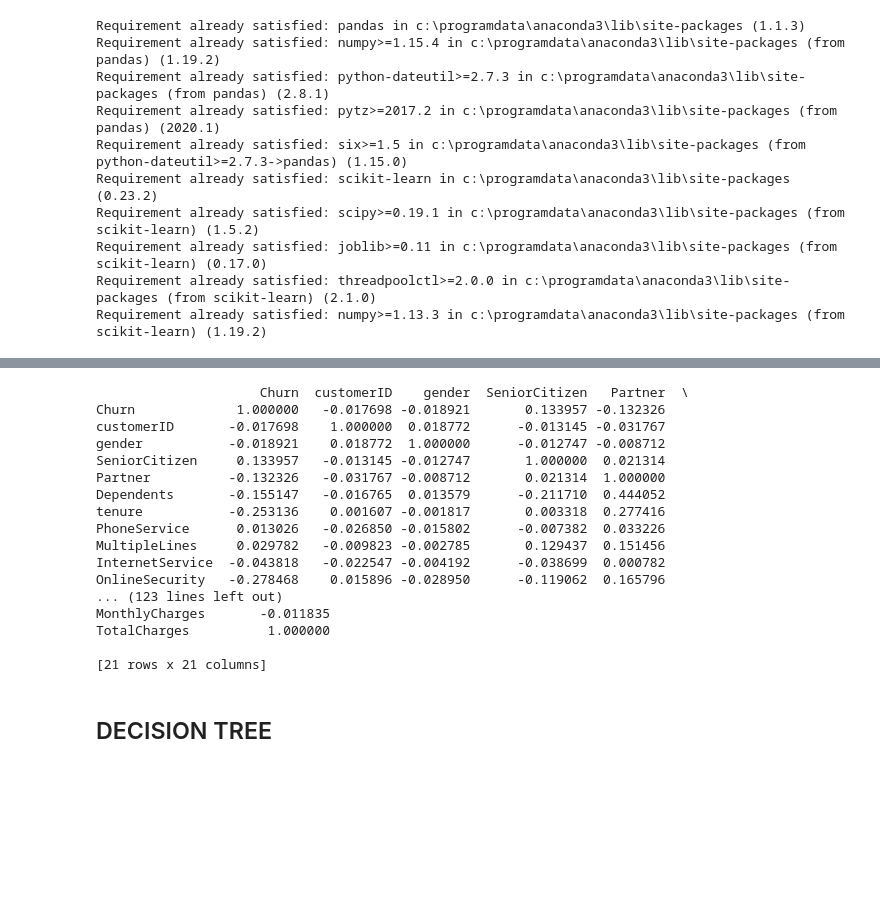
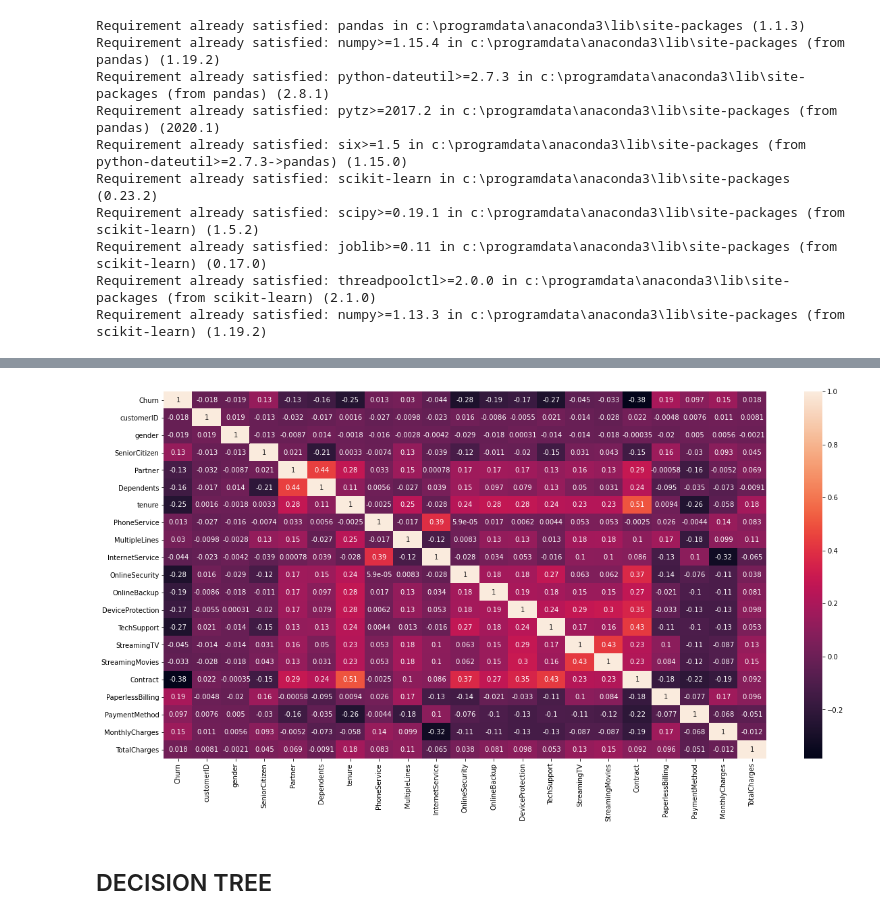
Before and after one commit to AndreaDeSanctis/telco-churn-challenge, a Jupyter notebook: training.ipynb, the cells around one changed output, grey strips where cells are left out. Cells and saved outputs as stored; diff of their text form; code cells hidden in the pictures; blank space fills up the shorter version.

```diff
--- a/training.ipynb
+++ b/training.ipynb
@@ -35,0 +76,6 @@ test_encoded = test_data.apply(encoder.fit_transform)
+# %%
+# visualizzazione più efficace
+plt.figure(figsize=(20,10))
+mappa = sns.heatmap(training_encoded.corr(), annot=True)
+# %% [output]
+[figure, added]
@@ -43,26 +95,6 @@ X_train = training_encoded.drop(['Churn'], axis=1)
 # facciamo la stessa cosa col test set
 y_test = test_encoded['Churn']
 X_test = test_encoded.drop(['Churn'], axis=1)
-# %%
-print(training_encoded.corr())
-# %% [output]
-                     Churn  customerID    gender  SeniorCitizen   Partner  \
-Churn             1.000000   -0.017698 -0.018921       0.133957 -0.132326
-customerID       -0.017698    1.000000  0.018772      -0.013145 -0.031767
-gender           -0.018921    0.018772  1.000000      -0.012747 -0.008712
-SeniorCitizen     0.133957   -0.013145 -0.012747       1.000000  0.021314
-Partner          -0.132326   -0.031767 -0.008712       0.021314  1.000000
-Dependents       -0.155147   -0.016765  0.013579      -0.211710  0.444052
-tenure           -0.253136    0.001607 -0.001817       0.003318  0.277416
-PhoneService      0.013026   -0.026850 -0.015802      -0.007382  0.033226
-MultipleLines     0.029782   -0.009823 -0.002785       0.129437  0.151456
-InternetService  -0.043818   -0.022547 -0.004192      -0.038699  0.000782
-OnlineSecurity   -0.278468    0.015896 -0.028950      -0.119062  0.165796
-... (123 lines left out)
-MonthlyCharges       -0.011835
-TotalCharges          1.000000
-
-[21 rows x 21 columns]
 # %% [markdown]
 ## DECISION TREE
 # %%
```
Also changed, not shown: parts of 19 cells of this notebook.
